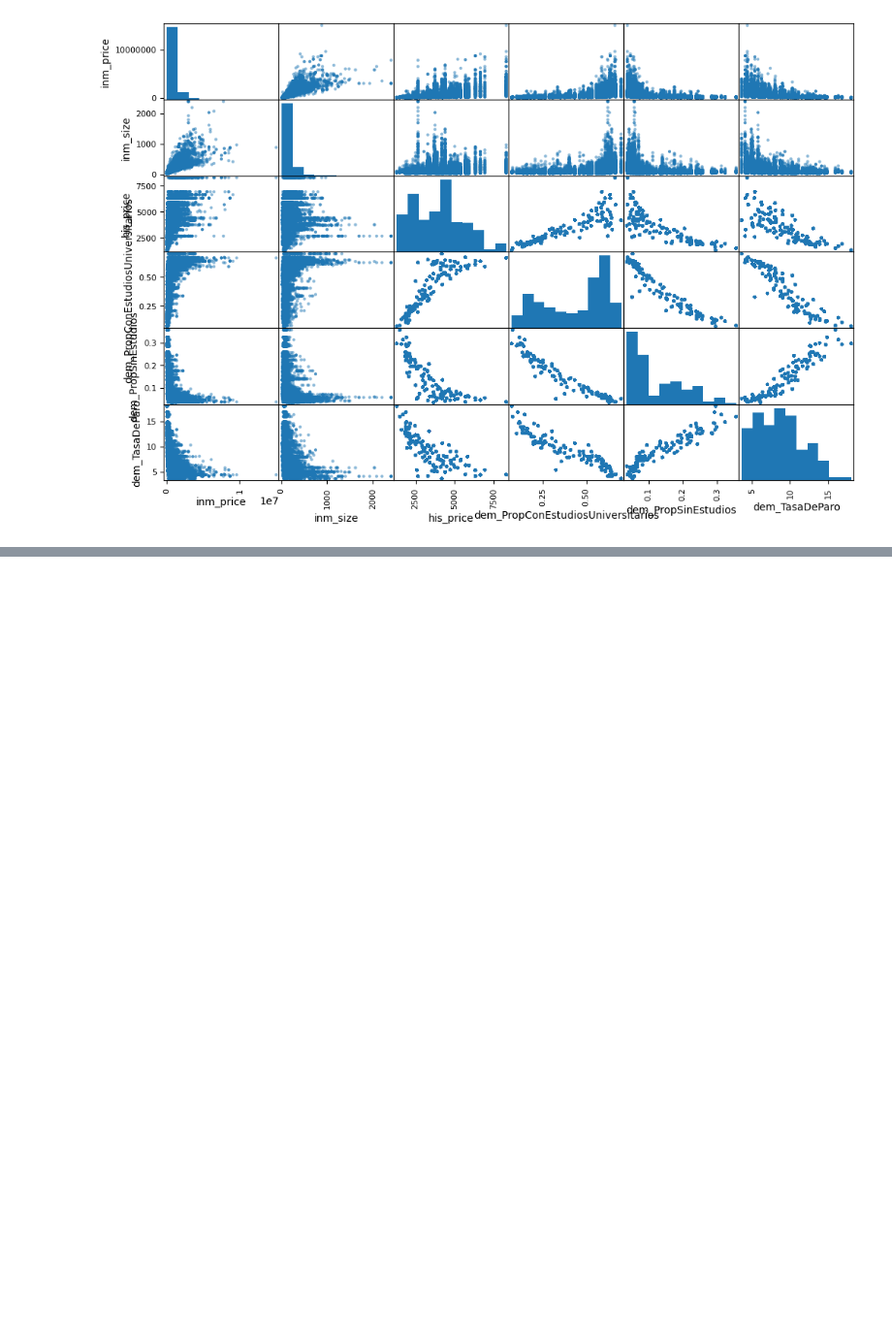
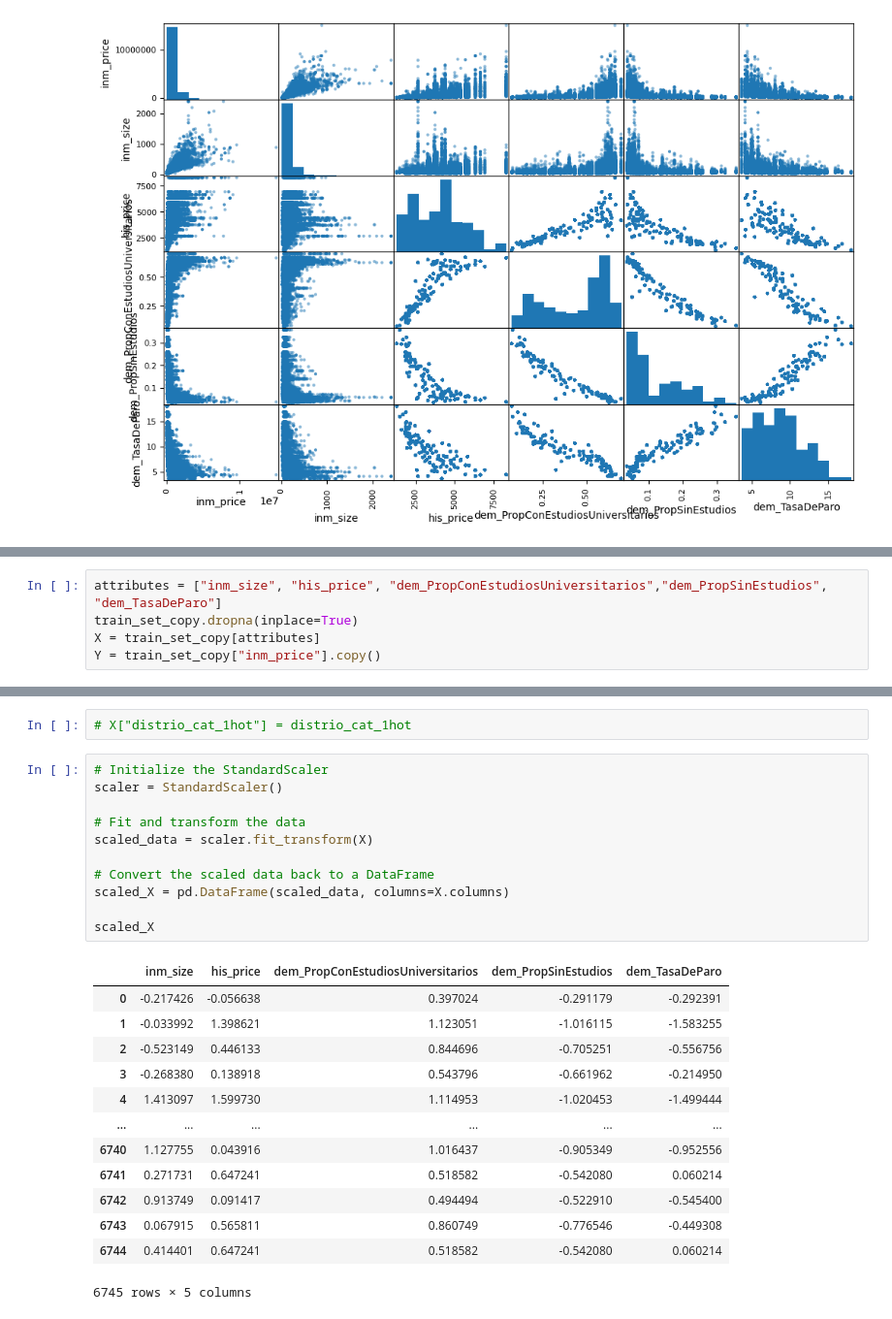
Before and after one commit to KhaledAkel/Property-Price-Madrid-Machine-Learning-Modules, a Jupyter notebook: LinearRegressionModel/DataPreprocessing.ipynb, the cells around one changed output, grey strips where cells are left out. Shown at 97% size. Cells and saved outputs as stored; diff of their text form; blank space fills up the shorter version.

```diff
--- a/LinearRegressionModel/DataPreprocessing.ipynb
+++ b/LinearRegressionModel/DataPreprocessing.ipynb
@@ -191,0 +183,5 @@ len(X)
+# %%
+attributes = ["inm_size", "his_price", "dem_PropConEstudiosUniversitarios","dem_PropSinEstudios", "dem_TasaDeParo"]
+train_set_copy.dropna(inplace=True)
+X = train_set_copy[attributes]
+Y = train_set_copy["inm_price"].copy()
@@ -191,0 +196,27 @@ len(X)
+# %%
+# X["distrio_cat_1hot"] = distrio_cat_1hot
+# %%
+# Initialize the StandardScaler
+scaler = StandardScaler()
+
+# Fit and transform the data
+scaled_data = scaler.fit_transform(X)
+
+# Convert the scaled data back to a DataFrame
+scaled_X = pd.DataFrame(scaled_data, columns=X.columns)
+
+scaled_X
+# %% [output]
+|  | inm_size | his_price | dem_PropConEstudiosUniversitarios | dem_PropSinEstudios | dem_TasaDeParo |
+| 0 | -0.217426 | -0.056638 | 0.397024 | -0.291179 | -0.292391 |
+| 1 | -0.033992 | 1.398621 | 1.123051 | -1.016115 | -1.583255 |
+| 2 | -0.523149 | 0.446133 | 0.844696 | -0.705251 | -0.556756 |
+| 3 | -0.268380 | 0.138918 | 0.543796 | -0.661962 | -0.214950 |
+| 4 | 1.413097 | 1.599730 | 1.114953 | -1.020453 | -1.499444 |
+| ... | ... | ... | ... | ... | ... |
+| 6740 | 1.127755 | 0.043916 | 1.016437 | -0.905349 | -0.952556 |
+| 6741 | 0.271731 | 0.647241 | 0.518582 | -0.542080 | 0.060214 |
+| 6742 | 0.913749 | 0.091417 | 0.494494 | -0.522910 | -0.545400 |
+| 6743 | 0.067915 | 0.565811 | 0.860749 | -0.776546 | -0.449308 |
+| 6744 | 0.414401 | 0.647241 | 0.518582 | -0.542080 | 0.060214 |
+6745 rows × 5 columns
```
Also changed, not shown: parts of 7 cells of this notebook.
